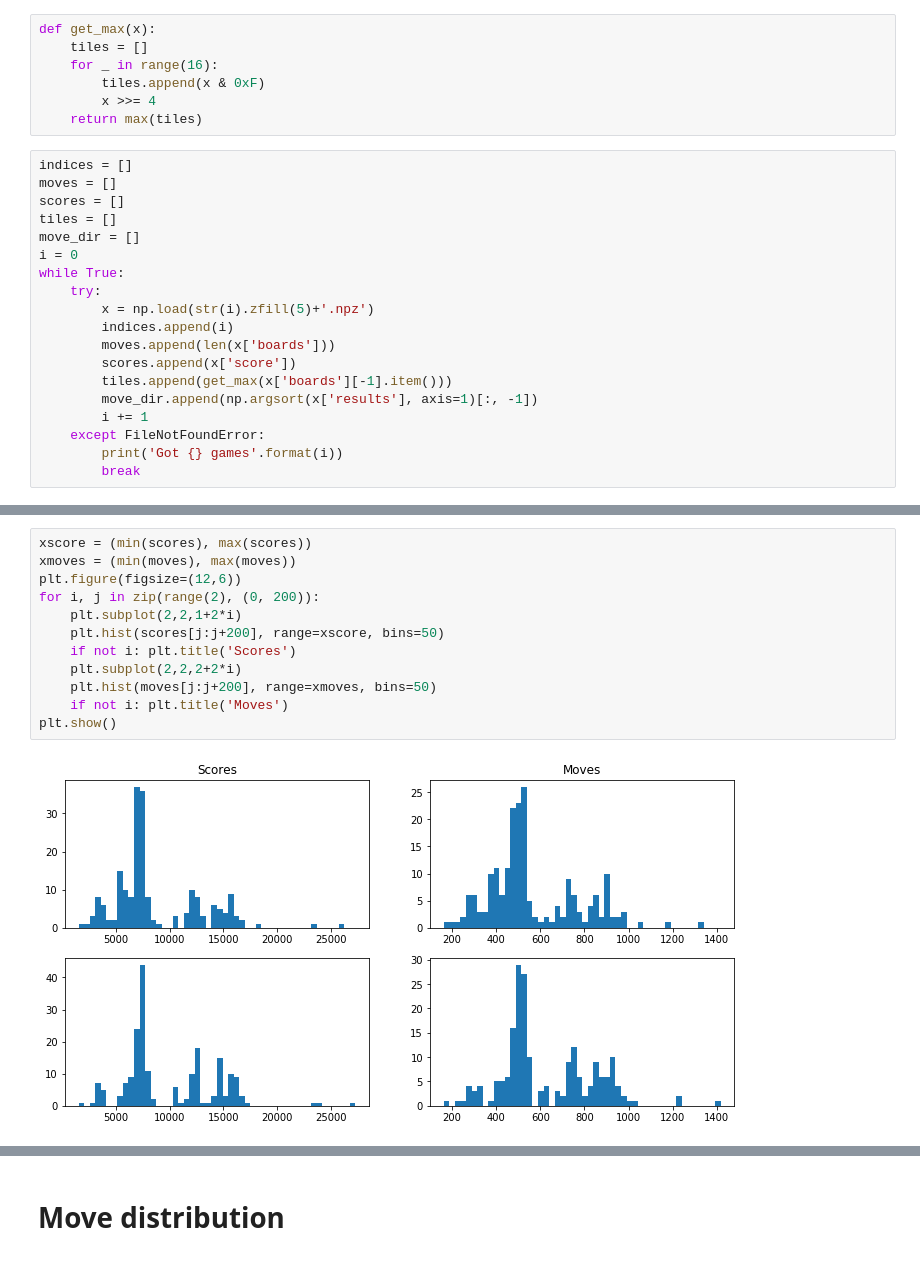
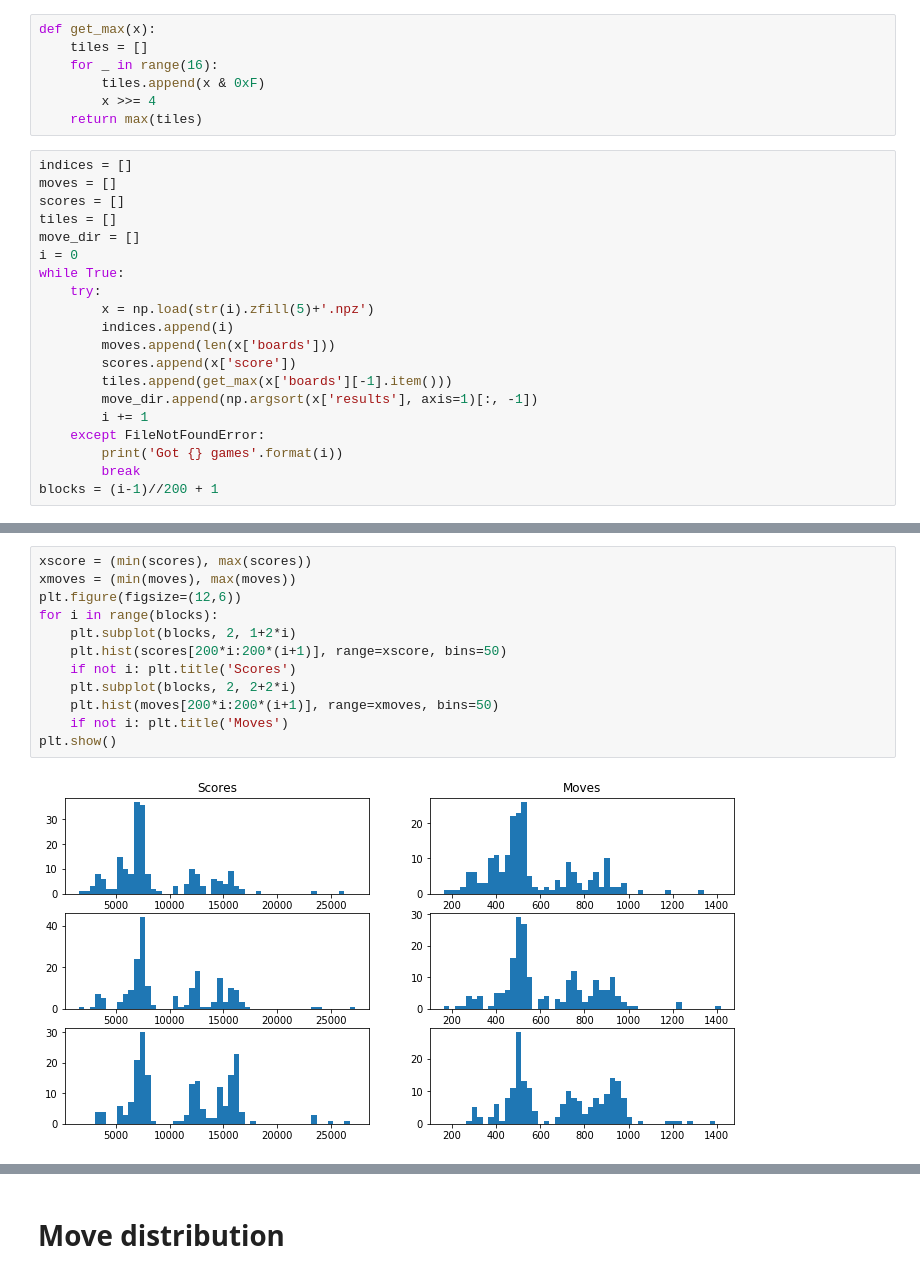
Before and after one commit to fqjin/2048NN, a Jupyter notebook: notebooks/progress.ipynb, the cells around one changed output, grey strips where cells are left out. Cells and saved outputs as stored; diff of their text form.

```diff
--- a/notebooks/progress.ipynb
+++ b/notebooks/progress.ipynb
@@ -35,4 +35,5 @@ while True:
     except FileNotFoundError:
         print('Got {} games'.format(i))
         break
+blocks = (i-1)//200 + 1
 # %% [output]
@@ -54,17 +55,17 @@ plt.show()
 # %%
 xscore = (min(scores), max(scores))
 xmoves = (min(moves), max(moves))
 plt.figure(figsize=(12,6))
-for i, j in zip(range(2), (0, 200)):
-    plt.subplot(2,2,1+2*i)
-    plt.hist(scores[j:j+200], range=xscore, bins=50)
+for i in range(blocks):
+    plt.subplot(blocks, 2, 1+2*i)
+    plt.hist(scores[200*i:200*(i+1)], range=xscore, bins=50)
     if not i: plt.title('Scores')
-    plt.subplot(2,2,2+2*i)
-    plt.hist(moves[j:j+200], range=xmoves, bins=50)
+    plt.subplot(blocks, 2, 2+2*i)
+    plt.hist(moves[200*i:200*(i+1)], range=xmoves, bins=50)
     if not i: plt.title('Moves')
 plt.show()
 # %% [output]
-[figure, old version]
+[figure, new version]
 # %%
 plt.figure(figsize=(12,4))
 plt.subplot(1,2,1)
```
Also changed, not shown: parts of 9 cells of this notebook.
